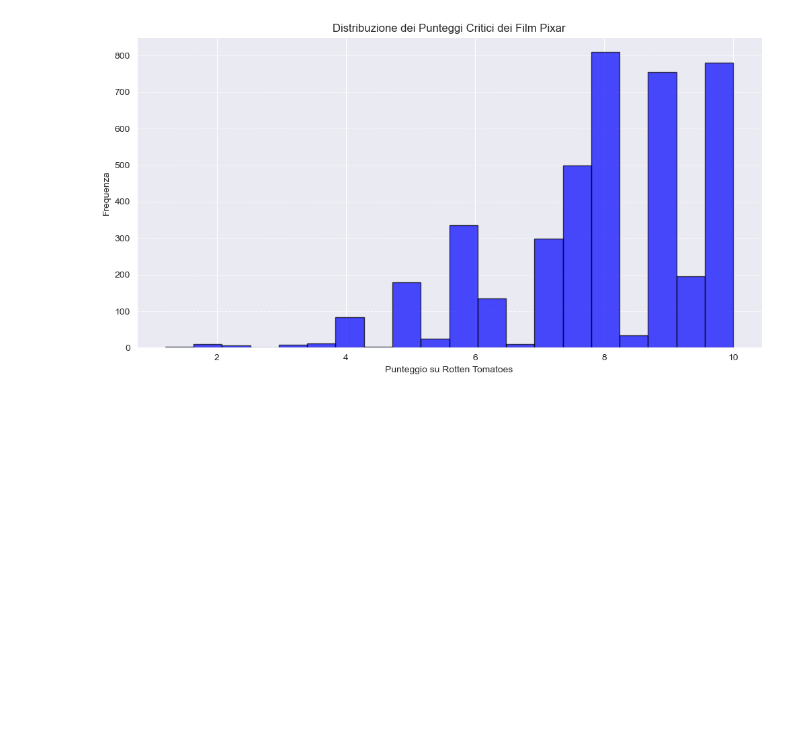
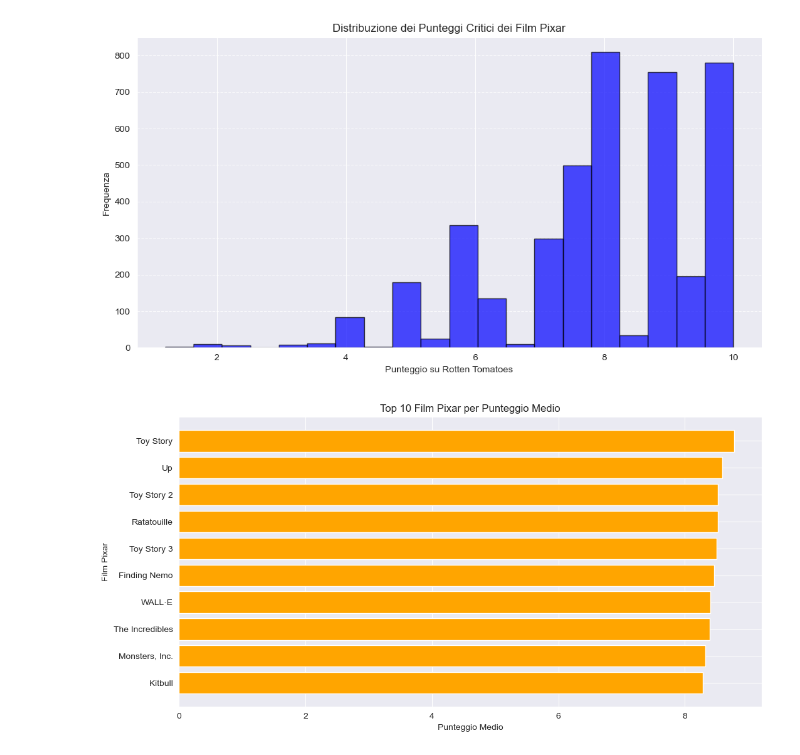
Before and after one commit to DavideGiordano77/MainDirectory, a Jupyter notebook: Solutions/cartoon.ipynb, the cells around one changed output. Saved outputs shown, nothing was run; the diff lists cells and outputs as text; code cells hidden in the pictures; blank space fills up the shorter version.

Commit message:
Analisi dati della Pixar in cartoon.ipynb

```diff
--- a/Solutions/cartoon.ipynb
+++ b/Solutions/cartoon.ipynb
@@ -147,3 +165,30 @@ plt.grid(axis='y', linestyle='--', alpha=0.7)
 plt.show()
 # %% [output]
 [figure]
+# %%
+# Calcolare il punteggio medio su Rotten Tomatoes
+rt_scores = rotten_tomatoes.groupby('movie_title')['review_score'].mean().reset_index()
+rt_scores.rename(columns={'review_score': 'rt_avg_score'}, inplace=True)
+
+# Normalizzare le scale dei punteggi
+pixar_movies['rating'] = pixar_movies['rating'] * 2  # Portare la scala 1-5 a 1-10
+
+# Unire i punteggi con i film Pixar
+pixar_movies = pixar_movies.merge(rt_scores, left_on='name', right_on='movie_title', how='left')
+
+# Calcolare la media tra il voto del film e il punteggio medio di Rotten Tomatoes
+pixar_movies['combined_score'] = pixar_movies[['rating', 'rt_avg_score']].mean(axis=1, skipna=True)
+
+# Ordinare per punteggio e mostrare i migliori
+best_pixar_movies = pixar_movies[['name', 'combined_score']].sort_values(by='combined_score', ascending=False).head(10)
+
+# Creare il grafico dei migliori film Pixar
+plt.figure(figsize=(12, 6))
+plt.barh(best_pixar_movies['name'], best_pixar_movies['combined_score'], color='orange')
+plt.xlabel("Punteggio Medio")
+plt.ylabel("Film Pixar")
+plt.title("Top 10 Film Pixar per Punteggio Medio")
+plt.gca().invert_yaxis()
+plt.show()
+# %% [output]
+[figure, added]
```
Also changed, not shown: parts of 12 cells of this notebook.
